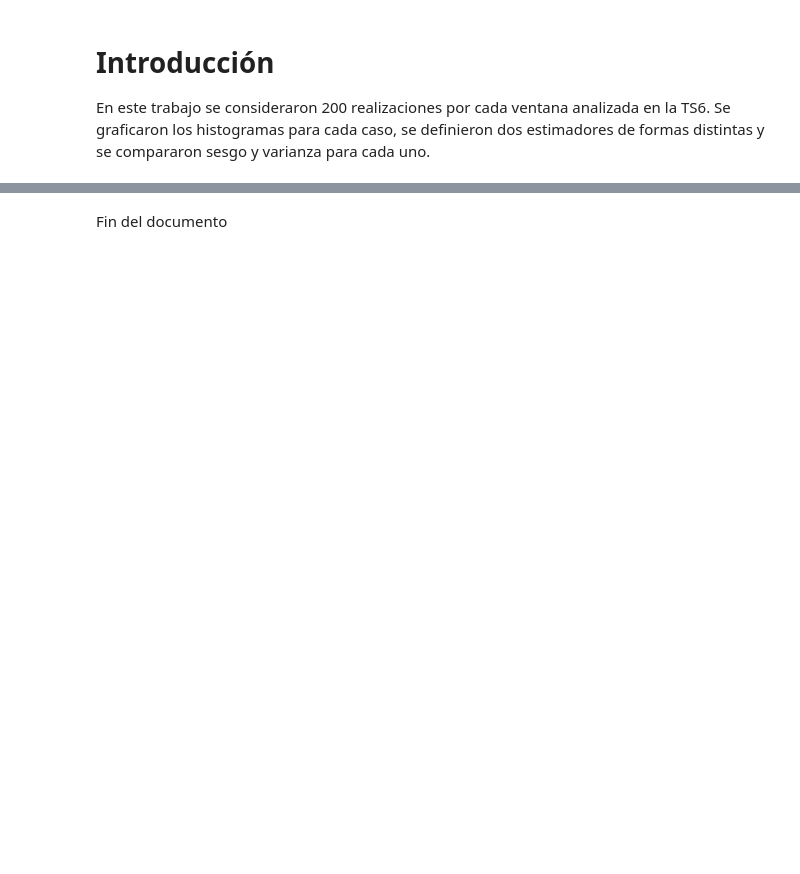
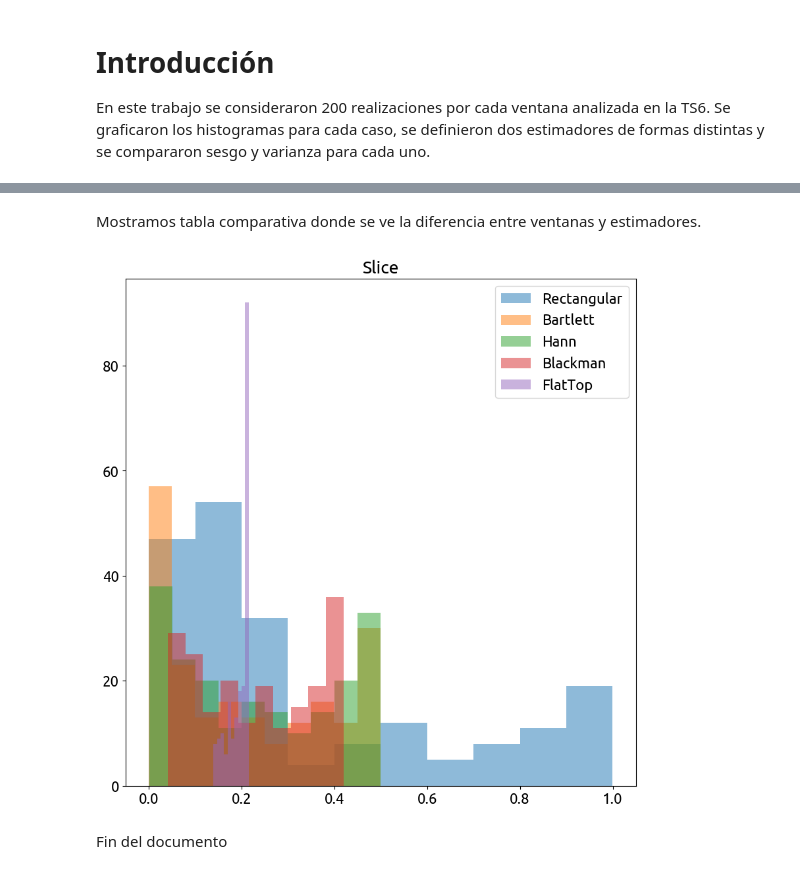
Before and after one commit to phrom89/PDS, a Jupyter notebook: notebookTS7.ipynb, the cells around one changed output, grey strips where cells are left out. Drawn from its saved outputs; the diff is of its cells as text; code cells hidden in the pictures; blank space fills up the shorter version.

```diff
--- a/notebookTS7.ipynb
+++ b/notebookTS7.ipynb
@@ -194,6 +183,0 @@ Histograma
-# %%
-plt.figure(3)
-bins = B_bits
-plt.hist(noise_digital, bins=bins)
-plt.plot( np.array([-q/2, -q/2, q/2, q/2]), np.array([0, nn/bins, nn/bins, 0]), '--r' )
-plt.title( 'Ruido de cuantización para {:d} bits - V_R={:3.1f} V - q = {:3.3f} V'.format(4, vf, q))
@@ -234,3 +264,25 @@ plt.ylim((1.5*np.min(10* np.log10(2* np.array([Nnq_mean, nNn_mean]))),10))
+# %% [markdown]
+Mostramos tabla comparativa donde se ve la diferencia entre ventanas y estimadores.
+# %%
+plt.figure(3)
+plt.clf()
+
+#Histogramas
+plt.clf()
+# plt.figure(1)
+plt.title("Slice")
+kwargs = dict(alpha=0.5,bins = 10, density=False, stacked=True)
+kwargs_2 = dict(alpha=0.5, bins = 2,density=False, stacked=True)
+plt.hist(Estimadores[:,0],**kwargs, label = "Rectangular")
+plt.hist(Estimadores[:,2],**kwargs, label = "Bartlett")
+plt.hist(Estimadores[:,4],**kwargs, label = "Hann")
+plt.hist(Estimadores[:,6],**kwargs, label = "Blackman")
+plt.hist(Estimadores[:,8],**kwargs, label = "FlatTop")
+plt.legend()
+
+plt.show()
+# %% [output]
+[figure, added]
 # %% [markdown]
 
 
```
Also changed, not shown: parts of 15 cells of this notebook, 1 other file.
